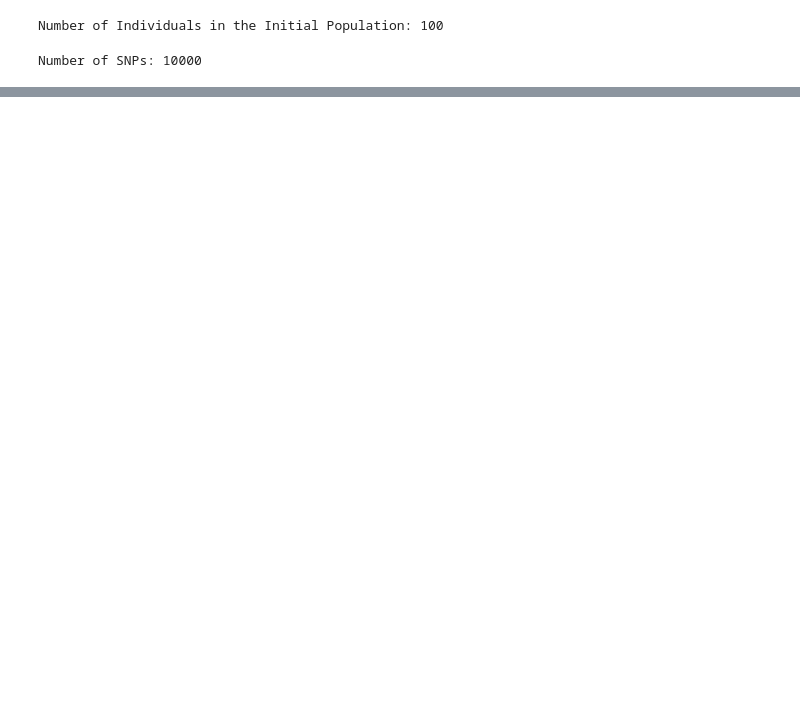
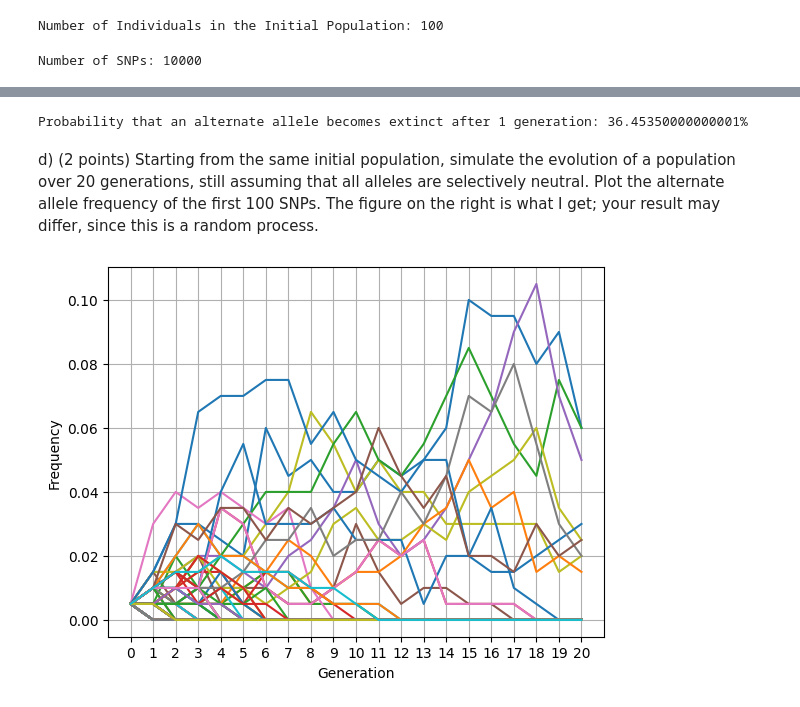
Before and after one commit to YazdanZ/Computational-Biology-Methods-and-Research, a Jupyter notebook: Homework 2/q1.ipynb, the cells around one changed output, grey strips where cells are left out. Drawn from its saved outputs; the diff is of its cells as text; code cells hidden in the pictures; blank space fills up the shorter version.

```diff
--- a/Homework 2/q1.ipynb
+++ b/Homework 2/q1.ipynb
@@ -85 +107,8 @@ for _ in range(gens_to_simulate):
+# %%
+def run_simulation(initial_population = vcf, gens_to_simulate = 1):
+    generations = []
+    for _ in range(gens_to_simulate):
+        generations.append(simulate(population=initial_population))
+        initial_population = generations[-1]
+    return generations
 # %% [markdown]
@@ -105,10 +117,0 @@ for n in range(N_SNPs):
-# %%
-for n in [11]:
-    snp = [row[n] for row in vcf]
-    maternal_count = snp_count(snp, 0)
-    paternal_count = snp_count(snp, 1)
-
-    assert maternal_count <= 1
-    assert paternal_count <= 1
-    assert maternal_count == 1 or paternal_count == 1
-    assert not (maternal_count == 1 and paternal_count == 1)
@@ -165,0 +118,61 @@ len(vcf)
+# %%
+# We're going to run the experiment multiple times (e) and calculate the answer as an ensemble across multiple simulations
+e = 100
+percentage_trues = []
+for _ in range(e):
+    generations = run_simulation(vcf, 1)
+    gen1 = generations[0]
+
+    alt_exists = []
+    for n in range(N_SNPs):
+        snp = [row[n] for row in gen1]
+
+        assert all(sublist != [1, 1] for sublist in snp), "Found [1, 1], which is not possible!"
+
+        maternal_count = snp_count(snp, 0)
+        paternal_count = snp_count(snp, 1)
+
+        alt_count = maternal_count + paternal_count
+        alt_exists.append(alt_count != 0)
+
+    num_trues = alt_exists.count(False)
+
+    # Calculate the percentage of True values
+    percentage_trues.append((num_trues / len(alt_exists)) * 100)
+
+
+print(f"Probability that an alternate allele becomes extinct after 1 generation: {sum(percentage_trues)/len(percentage_trues)}%")
+# %% [output]
+Probability that an alternate allele becomes extinct after 1 generation: 36.45350000000001%
+# %% [markdown]
+d) (2 points) Starting from the same initial population, simulate the evolution of a population over 20 generations, still assuming that all alleles are selectively neutral. Plot the alternate allele frequency of the first 100 SNPs. The figure on the right is what I get; your result may differ, since this is a random process.
+# %%
+generations = run_simulation(vcf, gens_to_simulate=20)
+# %%
+frequencies_acc_generations = []
+for generation in generations:  # loop across generations:
+    frequencies = []
+    for n in range(100):  # only plotting first 100 SNPs
+        snp = [row[n] for row in generation]
+
+        maternal_count = snp_count(snp, 0)
+        paternal_count = snp_count(snp, 1)
+
+        alt_count = maternal_count + paternal_count
+        frequencies.append(alt_count / (2 * N))
+    frequencies_acc_generations.append(frequencies)
+# %%
+import matplotlib.pyplot as plt
+
+plt.figure()
+for n in range(100):
+    freqs = [1/200] + [row[n] for row in frequencies_acc_generations]
+    plt.plot(list(range(len(generations) + 1)), freqs, label=f"SNP {n}")
+# plt.legend()
+plt.grid()
+plt.xticks(list(range(21)))
+plt.xlabel("Generation")
+plt.ylabel("Frequency")
+plt.show()
+# %% [output]
+[figure, added]
```
Also changed, not shown: parts of 29 cells of this notebook, 3 other files.
